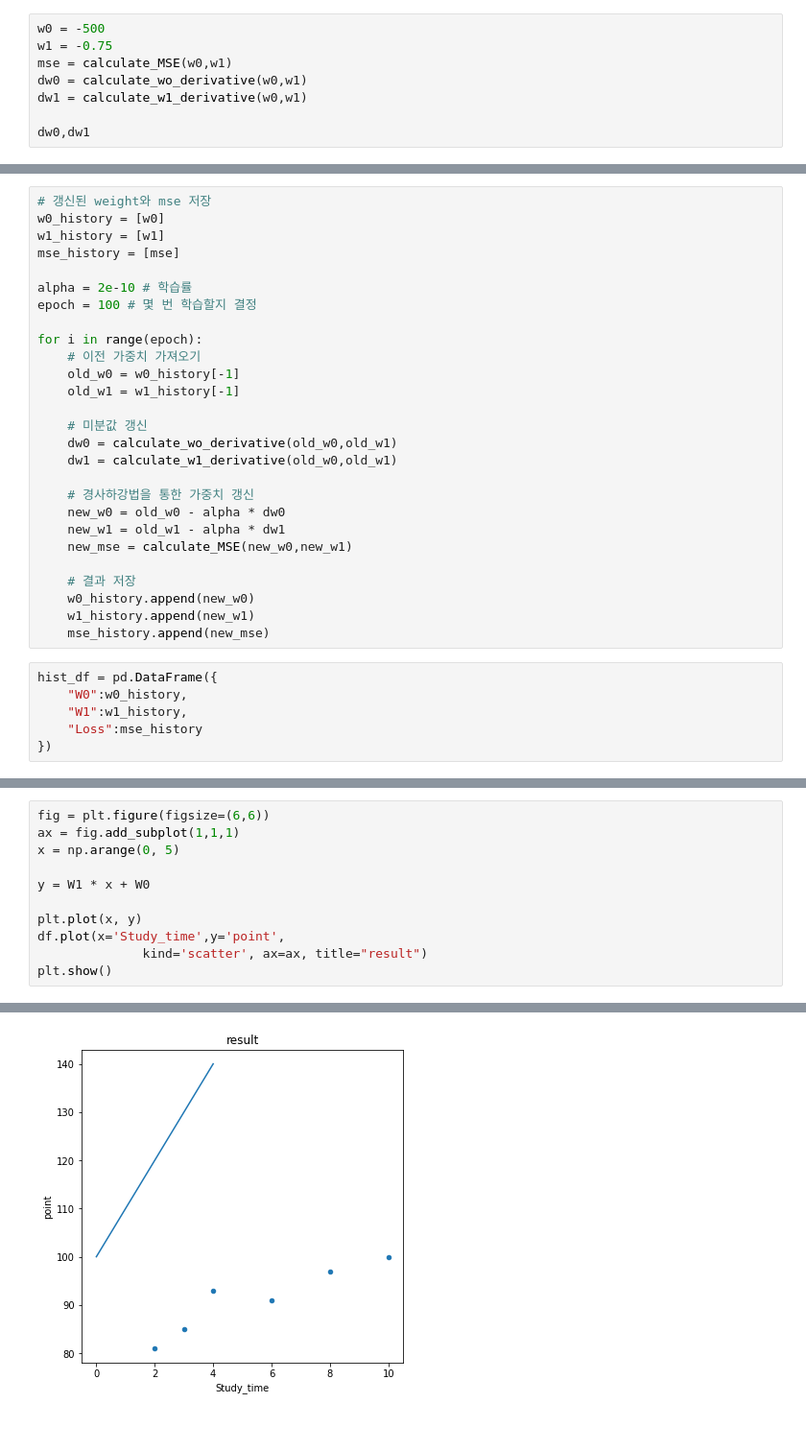
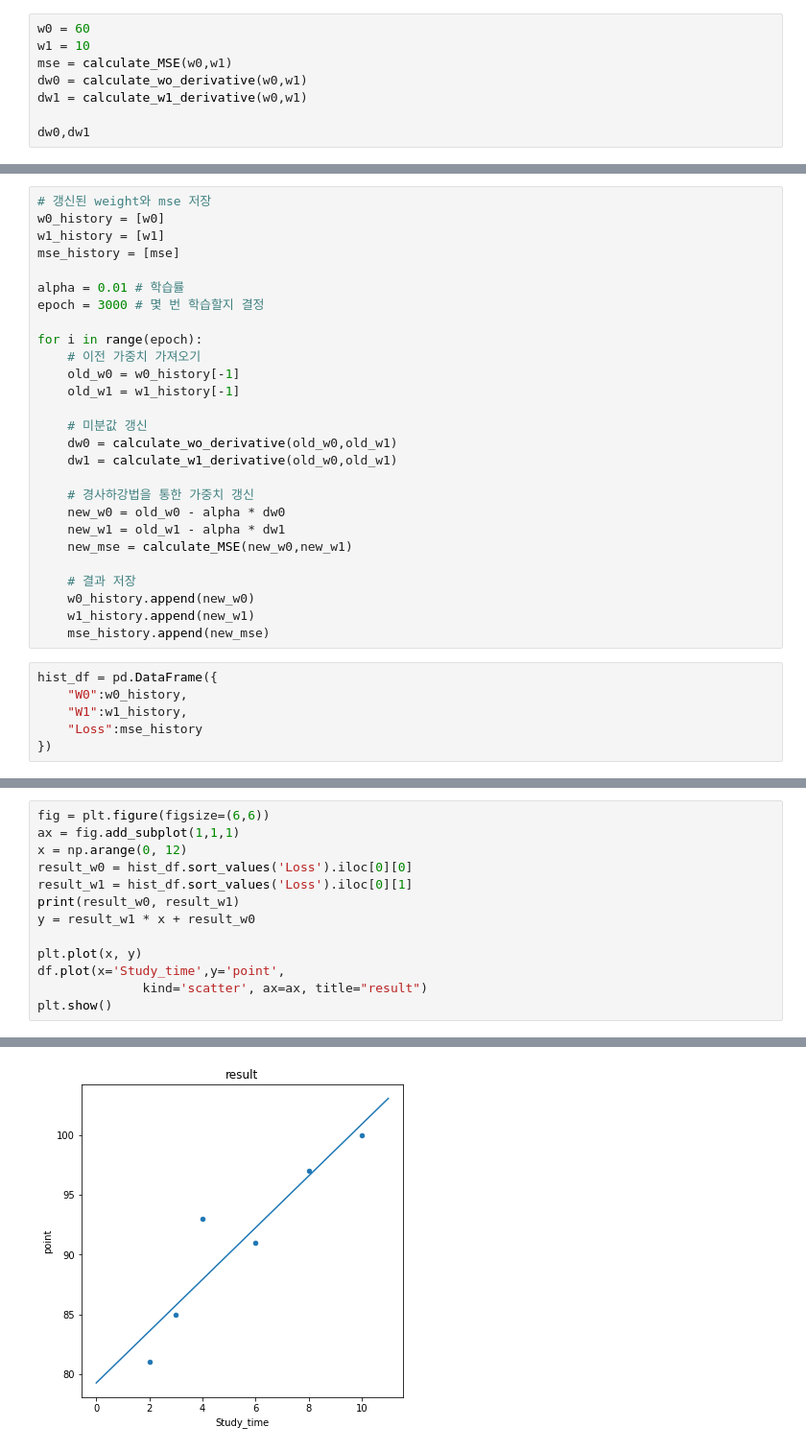
Before and after one commit to ParkEunHyeok/AI_Study, a Jupyter notebook: Simple_LinearRegression.ipynb, the cells around one changed output, grey strips where cells are left out. Shown at 96% size. Saved outputs shown, nothing was run; the diff lists cells and outputs as text.

```diff
--- a/Simple_LinearRegression.ipynb
+++ b/Simple_LinearRegression.ipynb
@@ -75,8 +75,8 @@ def calculate_w1_derivative(w0,w1):
     y_true = df.point # 실제값
     return ((w1*x + w0 - y_true)*x).mean()
 # %%
-w0 = -500
-w1 = -0.75
+w0 = 60
+w1 = 10
 mse = calculate_MSE(w0,w1)
 dw0 = calculate_wo_derivative(w0,w1)
 dw1 = calculate_w1_derivative(w0,w1)
@@ -90,8 +90,8 @@ w0_history = [w0]
 w1_history = [w1]
 mse_history = [mse]
 
-alpha = 2e-10 # 학습률
-epoch = 100 # 몇 번 학습할지 결정
+alpha = 0.01 # 학습률
+epoch = 3000 # 몇 번 학습할지 결정
 
 for i in range(epoch):
     # 이전 가중치 가져오기
@@ -132,9 +132,11 @@ Name: 100, dtype: float64
 # %%
 fig = plt.figure(figsize=(6,6))
 ax = fig.add_subplot(1,1,1)
-x = np.arange(0, 5)
-
-y = W1 * x + W0
+x = np.arange(0, 12)
+result_w0 = hist_df.sort_values('Loss').iloc[0][0]
+result_w1 = hist_df.sort_values('Loss').iloc[0][1]
+print(result_w0, result_w1)
+y = result_w1 * x + result_w0
 
 plt.plot(x, y)
 df.plot(x='Study_time',y='point',
@@ -144 +147 @@ plt.show()
-[figure, old version]
+[figure, new version]
```
Also changed, not shown: parts of 4 cells of this notebook.
